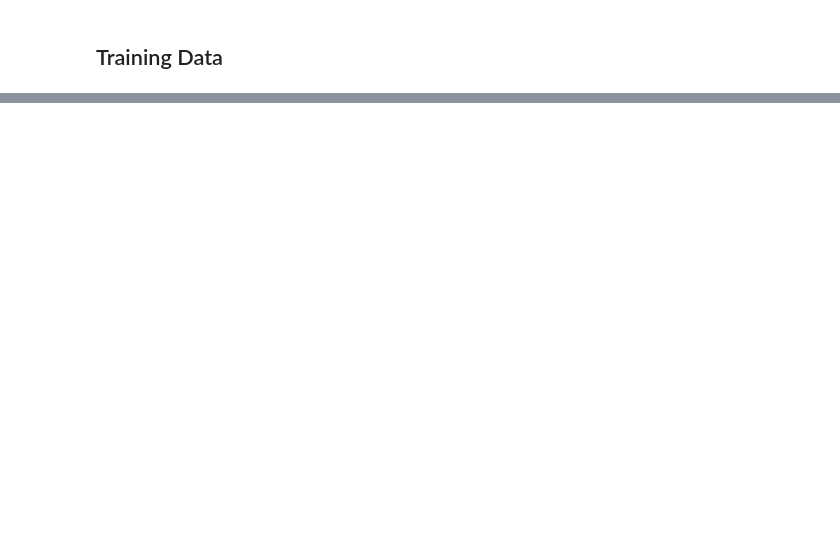
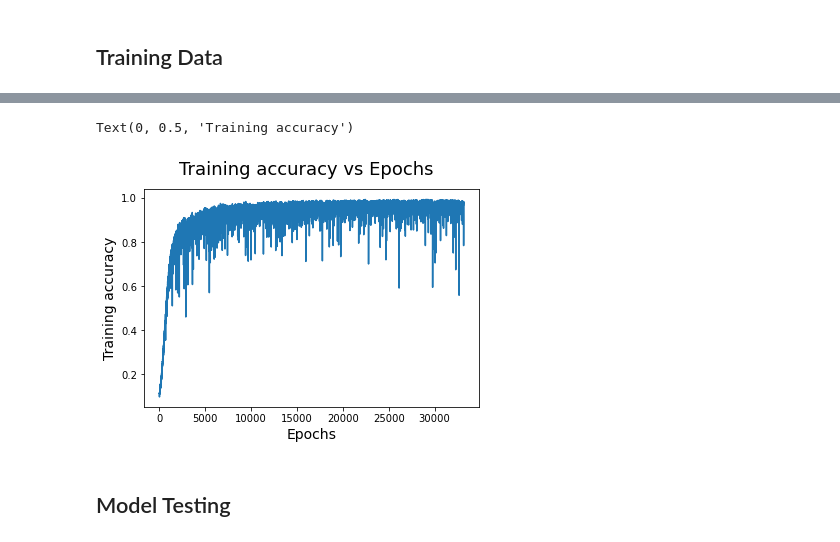
Before and after one commit to clrkwng/exploring_compositionality, a Jupyter notebook: vecbool_nb.ipynb, the cells around one changed output, grey strips where cells are left out. Saved outputs shown, nothing was run; the diff lists cells and outputs as text; code cells hidden in the pictures; blank space fills up the shorter version.

```diff
--- a/vecbool_nb.ipynb
+++ b/vecbool_nb.ipynb
@@ -51,0 +128,10 @@ ax.scatter3D(X_train_orig[:, 0], X_train_orig[:, 1], X_train_true_labels, c=X_tr
+# %%
+plt.plot(np.array(np.arange(0, 33187)), acc_values)
+plt.suptitle('Training accuracy vs Epochs', fontsize=18)
+plt.xlabel('Epochs', fontsize=14)
+plt.ylabel('Training accuracy', fontsize=14)
+# %% [output]
+Text(0, 0.5, 'Training accuracy')
+[figure, added]
+# %% [markdown]
+## Model Testing
```
Also changed, not shown: parts of 9 cells of this notebook, 8 other files.
